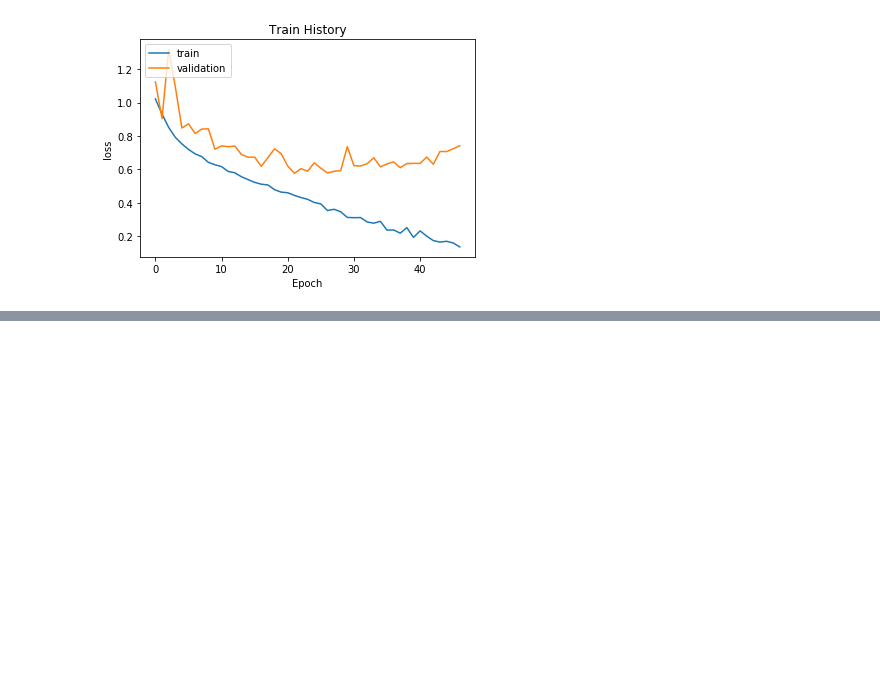
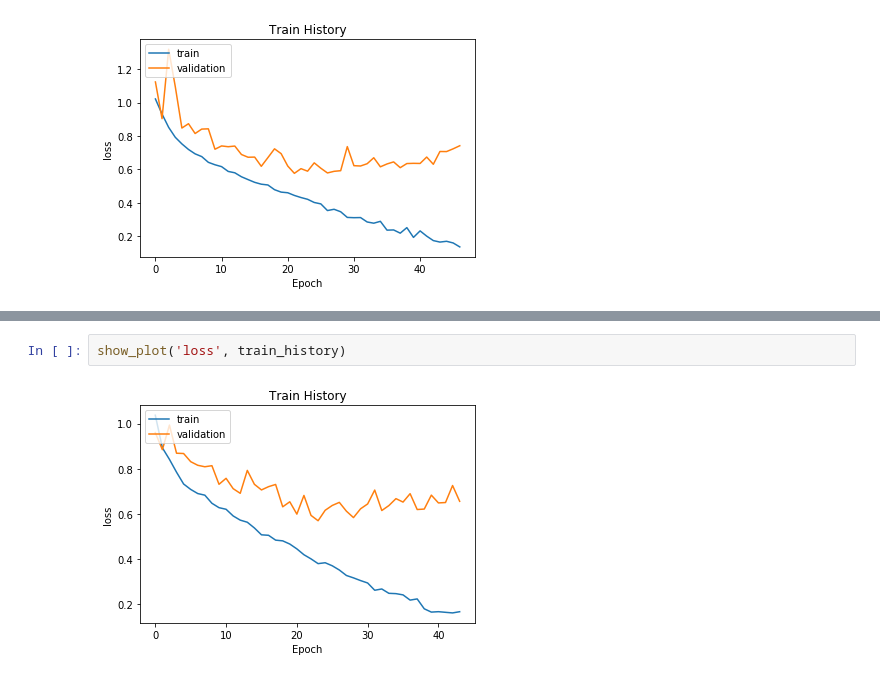
Before and after one commit to yanshuolee/ECG-AF-Detection, a Jupyter notebook: 2D LSTM with opencv preprocessing.ipynb, the cells around one changed output, grey strips where cells are left out. Cells and saved outputs as stored; diff of their text form; blank space fills up the shorter version.

```diff
--- a/2D LSTM with opencv preprocessing.ipynb
+++ b/2D LSTM with opencv preprocessing.ipynb
@@ -646,0 +921,4 @@ show_plot('loss', train_history)
+# %%
+show_plot('loss', train_history)
+# %% [output]
+[figure, added]
```
Also changed, not shown: parts of 9 cells of this notebook, 6 other files.
